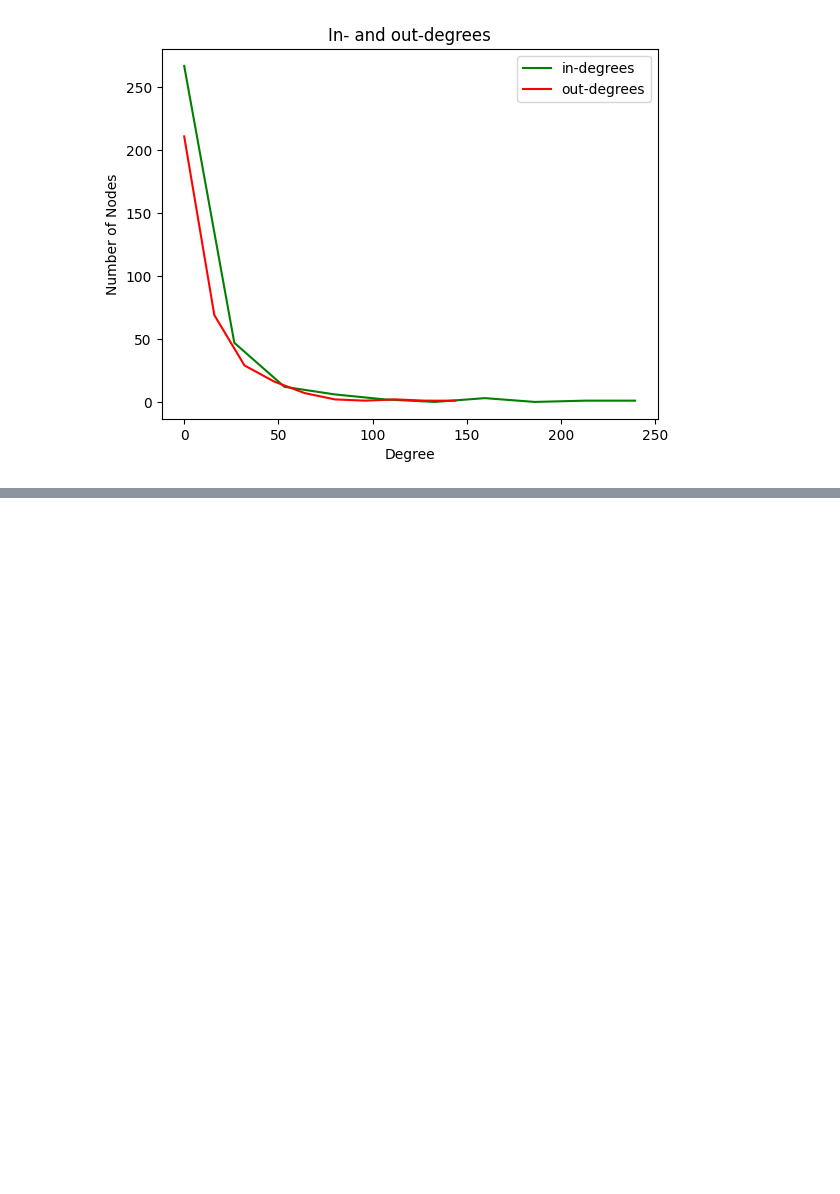
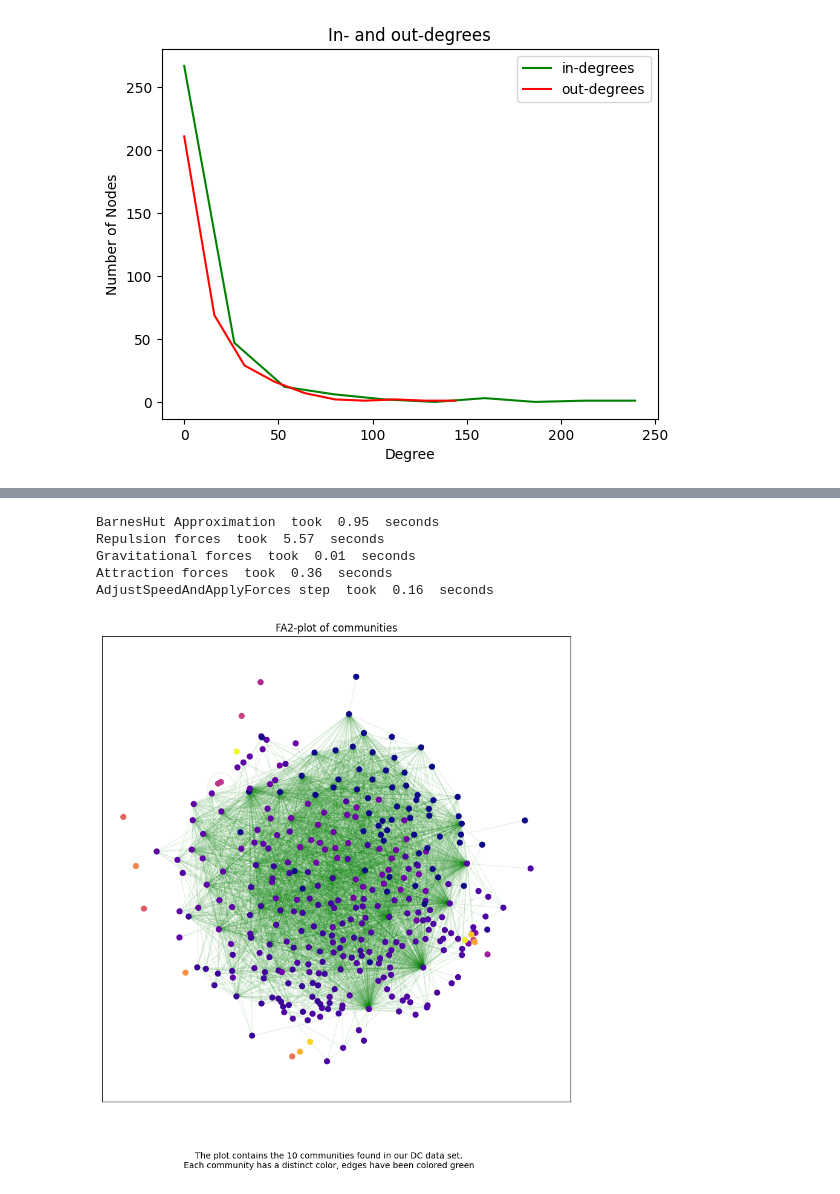
Before and after one commit to pete414n/02805SG, a Jupyter notebook: project/Graph.ipynb, the cells around one changed output, grey strips where cells are left out. Drawn from its saved outputs; the diff is of its cells as text; code cells hidden in the pictures; blank space fills up the shorter version.

Commit message:
added some stuff for community

```diff
--- a/project/Graph.ipynb
+++ b/project/Graph.ipynb
@@ -87,0 +152,2 @@ Text(0.5, 1.0, 'In- and out-degrees')
+# %%
+partition = community_louvain.best_partition(uG)
@@ -87,0 +161,42 @@ Text(0.5, 1.0, 'In- and out-degrees')
+# %%
+# Adjusting figure size
+plt.rcParams['figure.figsize'] = [10, 10]
+
+#drawing using ForceAtlas
+forceatlas2 = ForceAtlas2(
+                        # Behavior alternatives
+                        outboundAttractionDistribution=False,  # Dissuade hubs
+                        linLogMode=False,  # NOT IMPLEMENTED
+                        adjustSizes=False,  # Prevent overlap (NOT IMPLEMENTED)
+                        edgeWeightInfluence=0.1,
+
+                        # Performance
+                        jitterTolerance=0.5,  # Tolerance
+                        barnesHutOptimize=True,
+                        barnesHutTheta=0.5, # original 0.5
+                        multiThreaded=False,  # NOT IMPLEMENTED
+
+                        # Tuning
+                        scalingRatio=10.0,
+                        strongGravityMode=True,
+                        gravity=0.1,
+
+                        # Log
+                        verbose=True)
+
+positions = forceatlas2.forceatlas2_networkx_layout(uG, pos=None, iterations=2000)
+cmap = plt.get_cmap('plasma', max(partition.values()) + 1)
+
+nx.draw_networkx_nodes(uG, positions, partition.keys(), node_size=40,
+                        cmap=cmap, node_color=list(partition.values()))
+nx.draw_networkx_edges(uG, positions, edge_color='green', alpha=0.1)
+plt.title('FA2-plot of communities')
+plt.figtext(.5, 0, f"The plot contains the 10 communities found in our DC data set.\nEach community has a distinct color, edges have been colored green", ha="center")
+plt.show()
+# %% [output]
+BarnesHut Approximation  took  0.95  seconds
+Repulsion forces  took  5.57  seconds
+Gravitational forces  took  0.01  seconds
+Attraction forces  took  0.36  seconds
+AdjustSpeedAndApplyForces step  took  0.16  seconds
+[figure, added]
```
Also changed, not shown: parts of 10 cells of this notebook, 1 other file.
